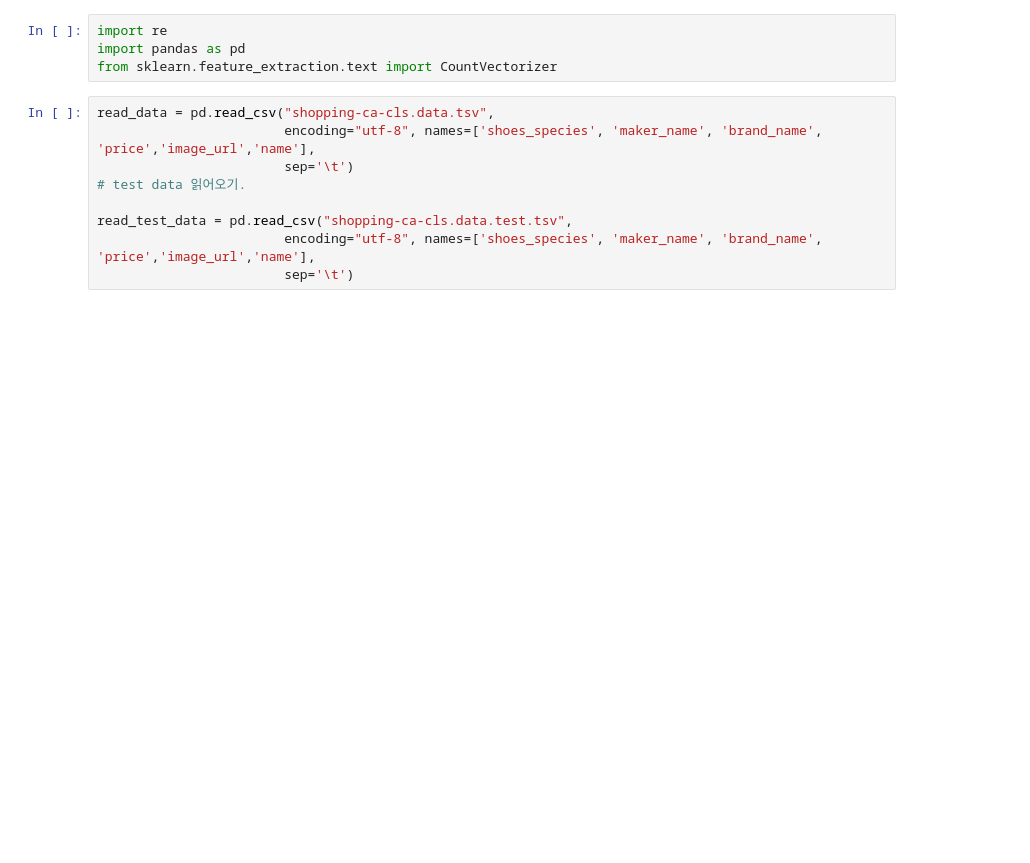
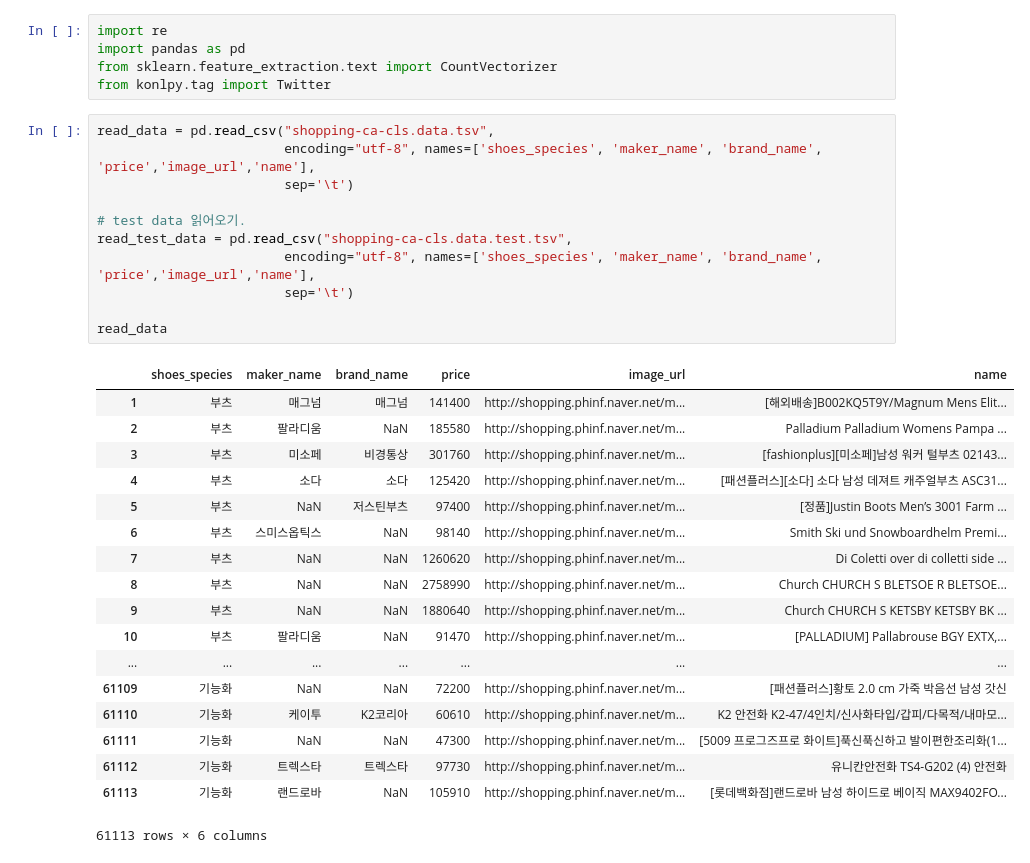
Before and after one commit to siosio34/HOLA_Study, a Jupyter notebook: young_classfy_model.ipynb, the cells around one changed output. Drawn from its saved outputs; the diff is of its cells as text; blank space fills up the shorter version.

```diff
--- a/young_classfy_model.ipynb
+++ b/young_classfy_model.ipynb
@@ -2,13 +2,35 @@
 import re
 import pandas as pd
 from sklearn.feature_extraction.text import CountVectorizer
+from konlpy.tag import Twitter
 # %%
 read_data = pd.read_csv("shopping-ca-cls.data.tsv",
                         encoding="utf-8", names=['shoes_species', 'maker_name', 'brand_name', 'price','image_url','name'],
                         sep='\t')
+
 # test data 읽어오기.
-
 read_test_data = pd.read_csv("shopping-ca-cls.data.test.tsv",
                         encoding="utf-8", names=['shoes_species', 'maker_name', 'brand_name', 'price','image_url','name'],
                         sep='\t')
+
+read_data
+# %% [output]
+|  | shoes_species | maker_name | brand_name | price | image_url | name |
+| 1 | 부츠 | 매그넘 | 매그넘 | 141400 | http://shopping.phinf.naver.net/m... | [해외배송]B002KQ5T9Y/Magnum Mens Elit... |
+| 2 | 부츠 | 팔라디움 | NaN | 185580 | http://shopping.phinf.naver.net/m... | Palladium Palladium Womens Pampa ... |
+| 3 | 부츠 | 미소페 | 비경통상 | 301760 | http://shopping.phinf.naver.net/m... | [fashionplus][미소페]남성 워커 털부츠 02143... |
+| 4 | 부츠 | 소다 | 소다 | 125420 | http://shopping.phinf.naver.net/m... | [패션플러스][소다] 소다 남성 데져트 캐주얼부츠 ASC31... |
+| 5 | 부츠 | NaN | 저스틴부츠 | 97400 | http://shopping.phinf.naver.net/m... | [정품]Justin Boots Men’s 3001 Farm ... |
+| 6 | 부츠 | 스미스옵틱스 | NaN | 98140 | http://shopping.phinf.naver.net/m... | Smith Ski und Snowboardhelm Premi... |
+| 7 | 부츠 | NaN | NaN | 1260620 | http://shopping.phinf.naver.net/m... | Di Coletti over di colletti side ... |
+| 8 | 부츠 | NaN | NaN | 2758990 | http://shopping.phinf.naver.net/m... | Church CHURCH S BLETSOE R BLETSOE... |
+| 9 | 부츠 | NaN | NaN | 1880640 | http://shopping.phinf.naver.net/m... | Church CHURCH S KETSBY KETSBY BK ... |
+| 10 | 부츠 | 팔라디움 | NaN | 91470 | http://shopping.phinf.naver.net/m... | [PALLADIUM] Pallabrouse BGY EXTX,... |
+| ... | ... | ... | ... | ... | ... | ... |
+| 61109 | 기능화 | NaN | NaN | 72200 | http://shopping.phinf.naver.net/m... | [패션플러스]황토 2.0 cm 가죽 박음선 남성 갓신 |
+| 61110 | 기능화 | 케이투 | K2코리아 | 60610 | http://shopping.phinf.naver.net/m... | K2 안전화 K2-47/4인치/신사화타입/갑피/다목적/내마모... |
+| 61111 | 기능화 | NaN | NaN | 47300 | http://shopping.phinf.naver.net/m... | [5009 프로그즈프로 화이트]푹신푹신하고 발이편한조리화(1... |
+| 61112 | 기능화 | 트렉스타 | 트렉스타 | 97730 | http://shopping.phinf.naver.net/m... | 유니칸안전화 TS4-G202 (4) 안전화 |
+| 61113 | 기능화 | 랜드로바 | NaN | 105910 | http://shopping.phinf.naver.net/m... | [롯데백화점]랜드로바 남성 하이드로 베이직 MAX9402FO... |
+61113 rows × 6 columns
 # %%
```
Also changed, not shown: parts of 8 cells of this notebook.
